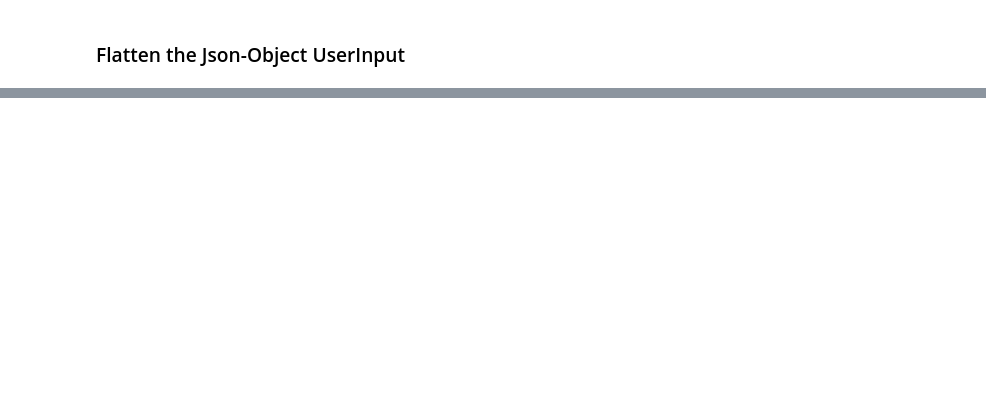
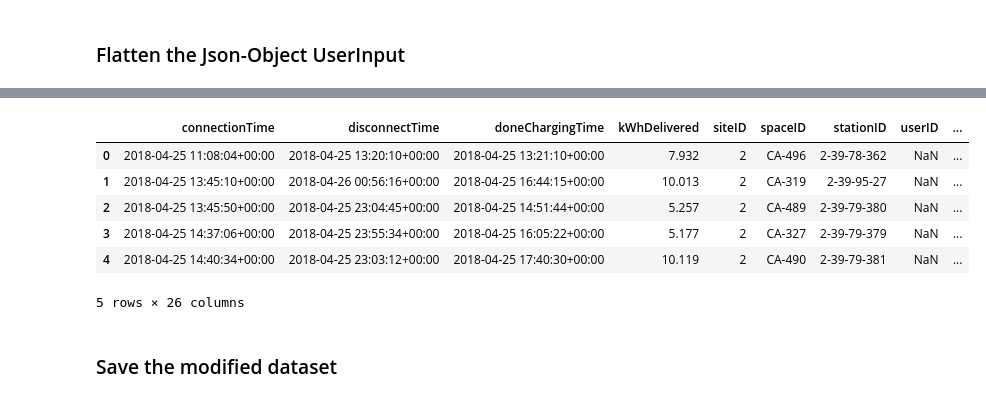
Before and after one commit to S0PEX/AA_Team_9_WS23, a Jupyter notebook: data_preparation_charging.ipynb, the cells around one changed output, grey strips where cells are left out. Drawn from its saved outputs; the diff is of its cells as text; code cells hidden in the pictures; blank space fills up the shorter version.

```diff
--- a/data_preparation_charging.ipynb
+++ b/data_preparation_charging.ipynb
@@ -147,0 +245,17 @@ Missing entries from 2020-08-04 05:45:10+00:00 to 2020-11-18 20:45:10+00:00 (Dur
+# %%
+df = df.astype(
+    {
+        'siteID': 'int32',
+        'spaceID': 'category',
+        'stationID': 'category',
+        'user_paymentRequired_values': 'bool',
+        'user_minutesAvailable': 'float64',
+        'user_milesRequested': 'float64',
+        'user_kWhRequested': 'float64',
+        'user_WhPerMile': 'float64'
+    }
+
+)
+
+# Display data types of the columns
+display(df.dtypes)
@@ -148 +280,16 @@ Missing entries from 2020-08-04 05:45:10+00:00 to 2020-11-18 20:45:10+00:00 (Dur
+# %%
+# Drop Columns that are not needed for the analysis
+df = df.drop(['id', 'user_modifiedAt'], axis=1)
+
+display(df.head())
+# %% [output]
+|  | connectionTime | disconnectTime | doneChargingTime | kWhDelivered | siteID | spaceID | stationID | userID | ... |
+| 0 | 2018-04-25 11:08:04+00:00 | 2018-04-25 13:20:10+00:00 | 2018-04-25 13:21:10+00:00 | 7.932 | 2 | CA-496 | 2-39-78-362 | NaN | ... |
+| 1 | 2018-04-25 13:45:10+00:00 | 2018-04-26 00:56:16+00:00 | 2018-04-25 16:44:15+00:00 | 10.013 | 2 | CA-319 | 2-39-95-27 | NaN | ... |
+| 2 | 2018-04-25 13:45:50+00:00 | 2018-04-25 23:04:45+00:00 | 2018-04-25 14:51:44+00:00 | 5.257 | 2 | CA-489 | 2-39-79-380 | NaN | ... |
+| 3 | 2018-04-25 14:37:06+00:00 | 2018-04-25 23:55:34+00:00 | 2018-04-25 16:05:22+00:00 | 5.177 | 2 | CA-327 | 2-39-79-379 | NaN | ... |
+| 4 | 2018-04-25 14:40:34+00:00 | 2018-04-25 23:03:12+00:00 | 2018-04-25 17:40:30+00:00 | 10.119 | 2 | CA-490 | 2-39-79-381 | NaN | ... |
+5 rows × 26 columns
+# %% [markdown]
+### Save the modified dataset
 # %%
```
Also changed, not shown: parts of 9 cells of this notebook, 6 other files.
